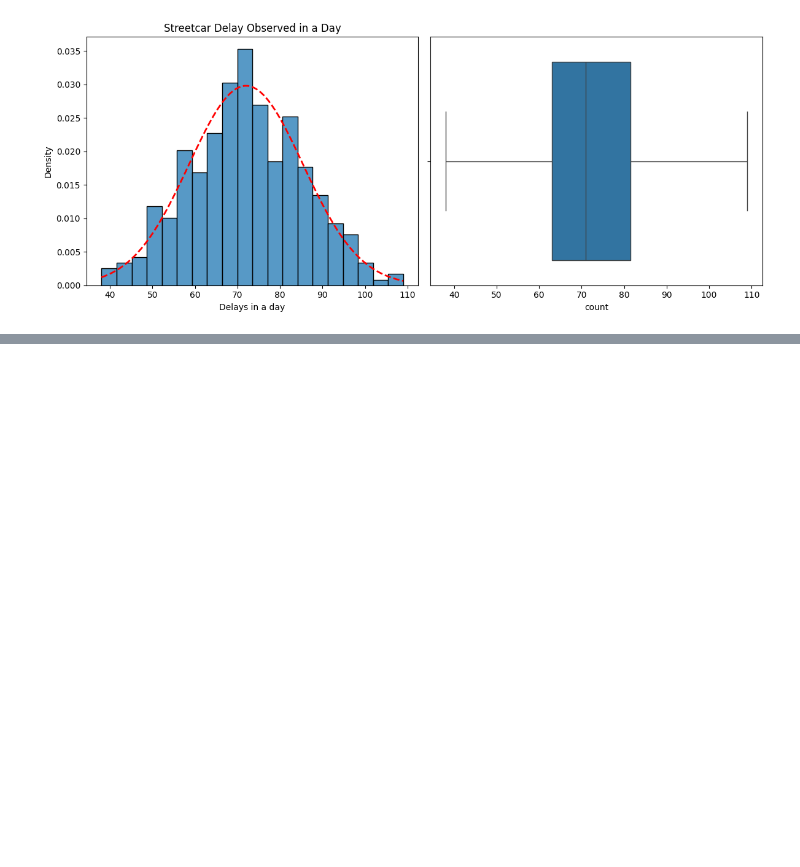
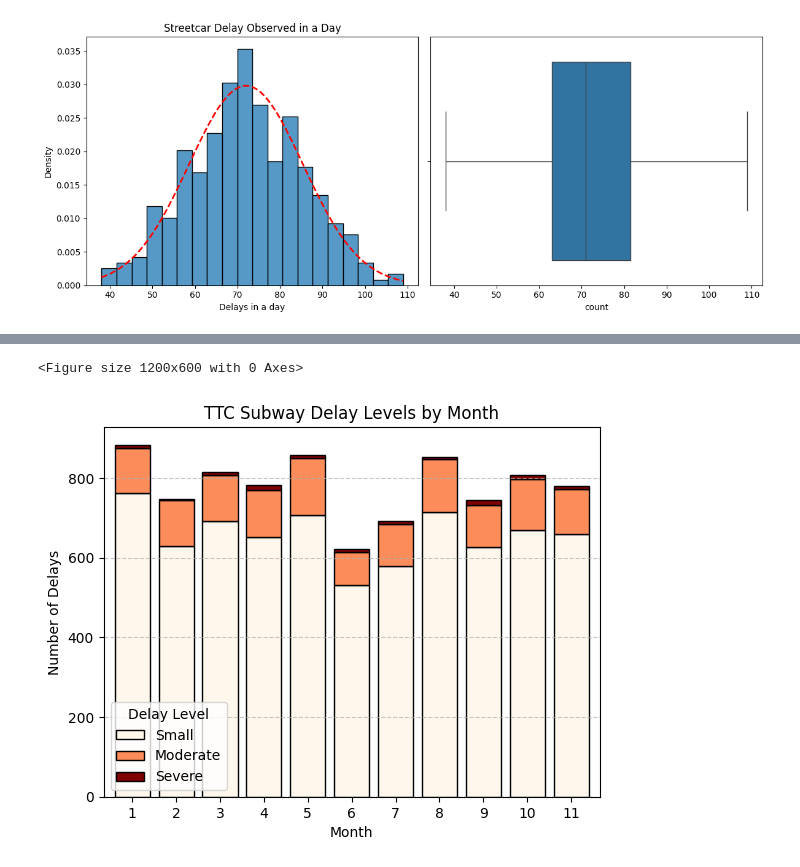
Before and after one commit to JYW5114/TTC_delay, a Jupyter notebook: subway_analysis.ipynb, the cells around one changed output, grey strips where cells are left out. Drawn from its saved outputs; the diff is of its cells as text; code cells hidden in the pictures; blank space fills up the shorter version.

```diff
--- a/subway_analysis.ipynb
+++ b/subway_analysis.ipynb
@@ -639,0 +663,19 @@ plt.show()
+# %%
+# Group by Month and Delay Level
+monthly_delays = subway.groupby(["Month", "Delay Level"], observed=True).size().unstack()
+
+# Plot
+plt.figure(figsize=(12, 6))
+monthly_delays.plot(kind="bar", stacked=True, colormap="OrRd", edgecolor="black", width=0.8)
+
+plt.xlabel("Month")
+plt.ylabel("Number of Delays")
+plt.title("TTC Subway Delay Levels by Month")
+plt.xticks(ticks=range(11), labels=range(1, 12), rotation=0)  # Ensure months are 1-11 since December is not recorded
+plt.legend(title="Delay Level")
+plt.grid(axis="y", linestyle="--", alpha=0.7)
+
+plt.show()
+# %% [output]
+<Figure size 1200x600 with 0 Axes>
+[figure, added]
```
Also changed, not shown: parts of 18 cells of this notebook, 14 other files.
